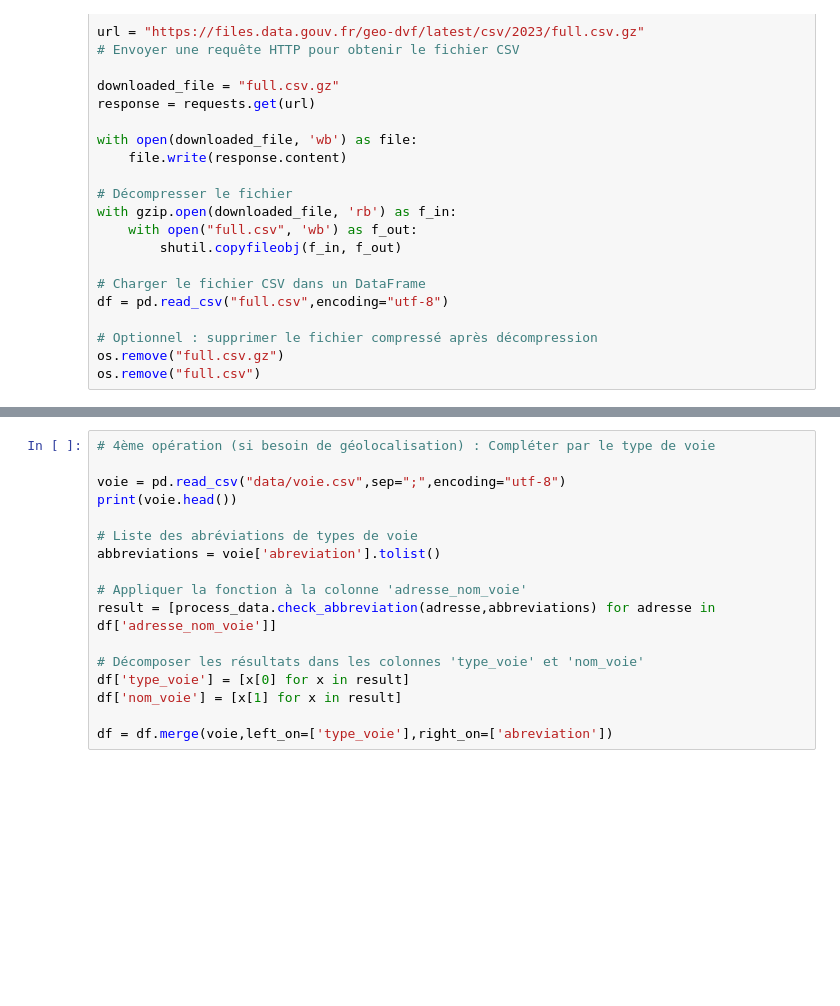
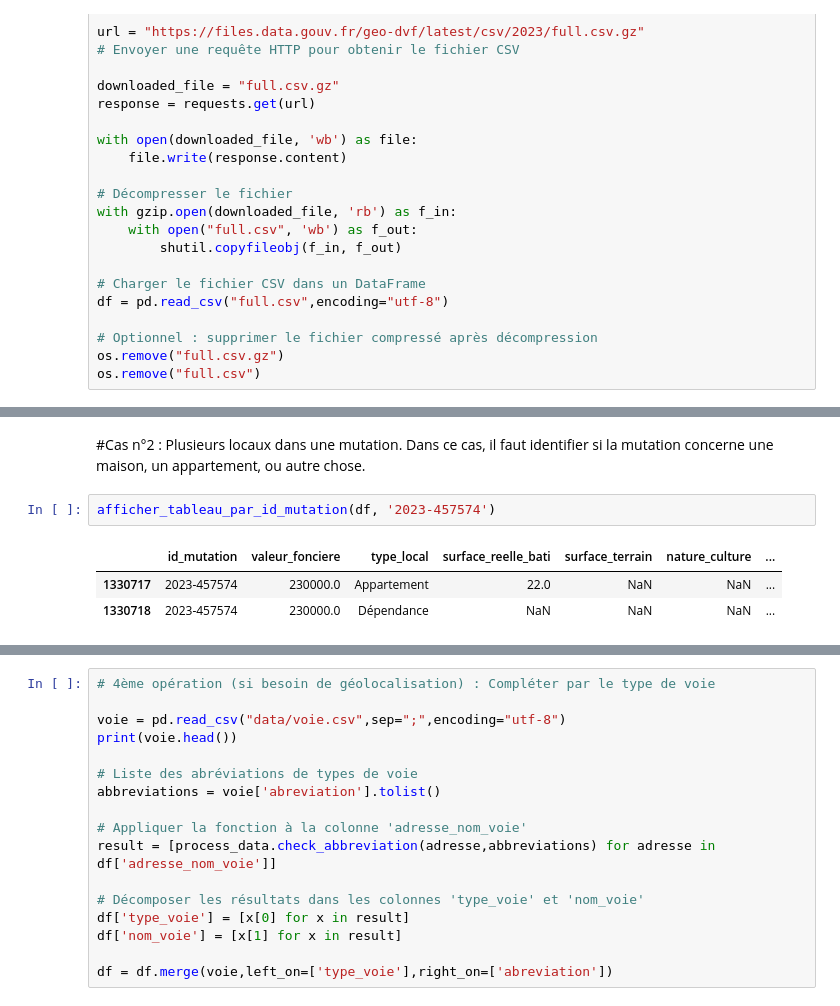
Before and after one commit to fjacquetin/projet_python, a Jupyter notebook: 1. construction_dvf.ipynb, the cells around one changed output, grey strips where cells are left out. Drawn from its saved outputs; the diff is of its cells as text; blank space fills up the shorter version.

```diff
--- a/1. construction_dvf.ipynb
+++ b/1. construction_dvf.ipynb
@@ -156,0 +161,8 @@ df = df.drop(columns=['nature_mutation'])
+# %% [markdown]
+#Cas n°2 : Plusieurs locaux dans une mutation. Dans ce cas, il faut identifier si la mutation concerne une maison, un appartement, ou autre chose.
+# %%
+afficher_tableau_par_id_mutation(df, '2023-457574')
+# %% [output]
+|  | id_mutation | valeur_fonciere | type_local | surface_reelle_bati | surface_terrain | nature_culture | ... |
+| 1330717 | 2023-457574 | 230000.0 | Appartement | 22.0 | NaN | NaN | ... |
+| 1330718 | 2023-457574 | 230000.0 | Dépendance | NaN | NaN | NaN | ... |
```
Also changed, not shown: parts of 65 cells of this notebook.
